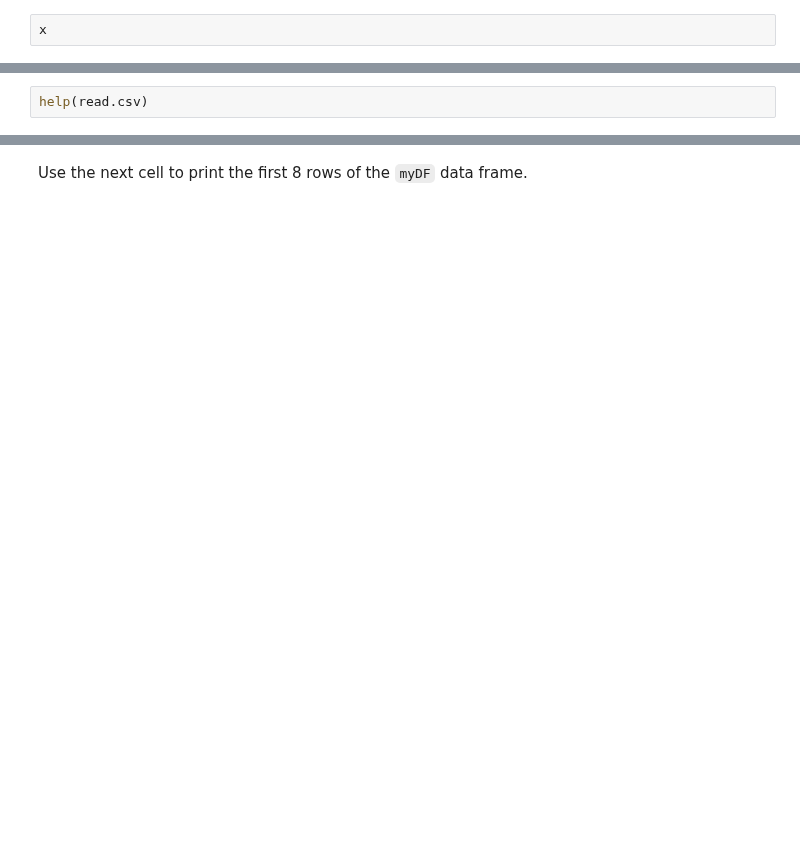
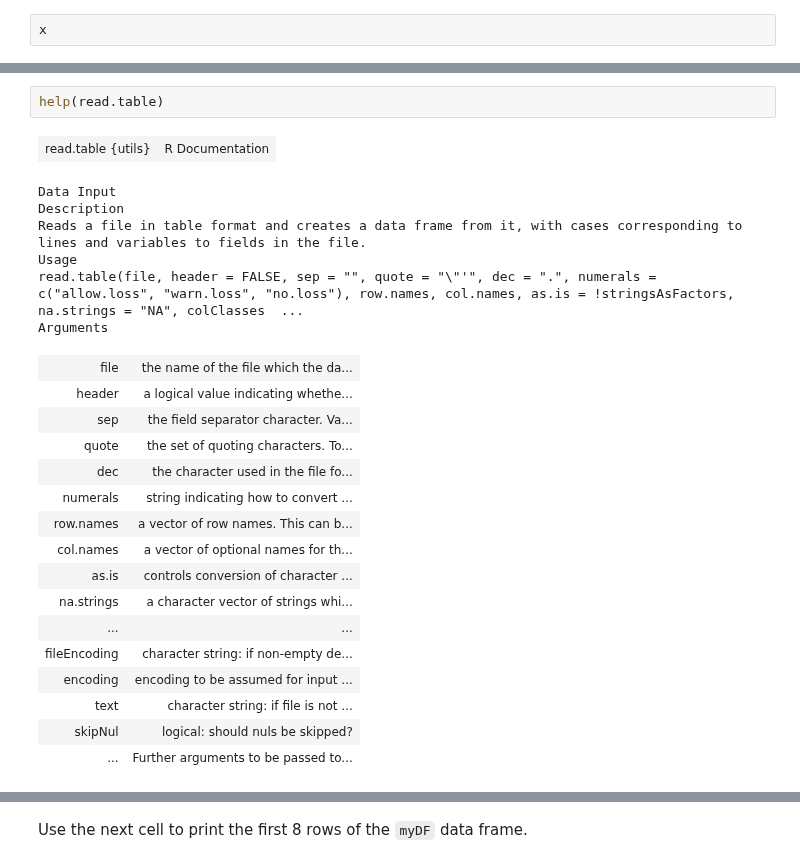
Before and after one commit to AstrobioMike/GL4U-amplicon-2023, a Jupyter notebook: notebooks/03-R-intro.ipynb, the cells around one changed output, grey strips where cells are left out. Cells and saved outputs as stored; diff of their text form; blank space fills up the shorter version.

```diff
--- a/notebooks/03-R-intro.ipynb
+++ b/notebooks/03-R-intro.ipynb
@@ -146,2 +224,26 @@ Before reading in the .CSV file, we'll use the `help()` function in R to view al
 # %%
-help(read.csv)
+help(read.table)
+# %% [output]
+| read.table {utils} | R Documentation |
+Data Input
+Description
+Reads a file in table format and creates a data frame from it, with cases corresponding to lines and variables to fields in the file.
+Usage
+read.table(file, header = FALSE, sep = "", quote = "\"'", dec = ".", numerals = c("allow.loss", "warn.loss", "no.loss"), row.names, col.names, as.is = !stringsAsFactors, na.strings = "NA", colClasses  ...
+Arguments
+| file | the name of the file which the da... |
+| header | a logical value indicating whethe... |
+| sep | the field separator character. Va... |
+| quote | the set of quoting characters. To... |
+| dec | the character used in the file fo... |
+| numerals | string indicating how to convert ... |
+| row.names | a vector of row names. This can b... |
+| col.names | a vector of optional names for th... |
+| as.is | controls conversion of character ... |
+| na.strings | a character vector of strings whi... |
+| ... | ... |
+| fileEncoding | character string: if non-empty de... |
+| encoding | encoding to be assumed for input ... |
+| text | character string: if file is not ... |
+| skipNul | logical: should nuls be skipped? |
+| ... | Further arguments to be passed to... |
```
Also changed, not shown: parts of 73 cells of this notebook.
